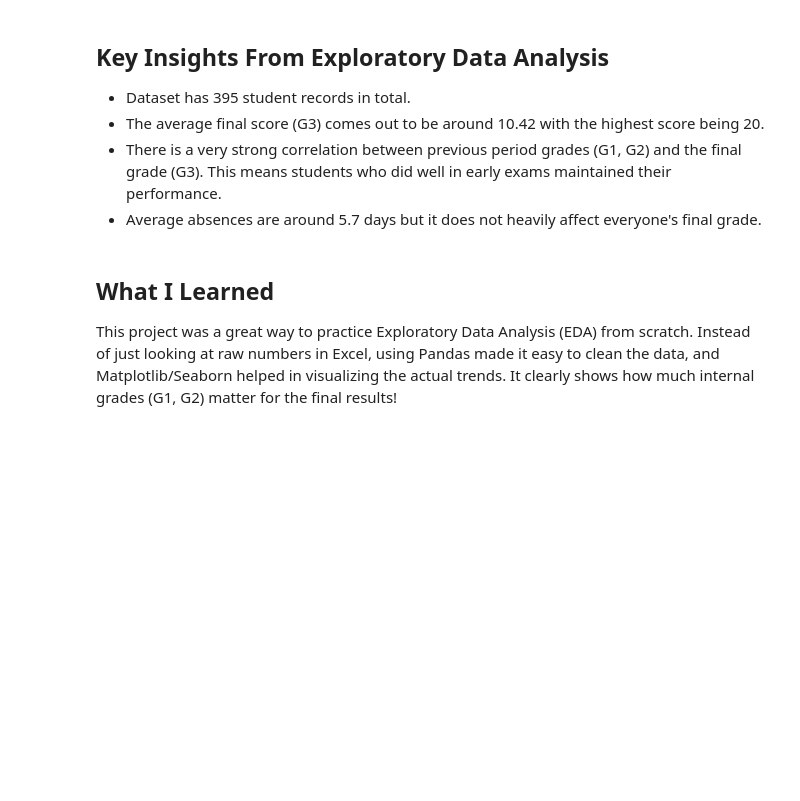
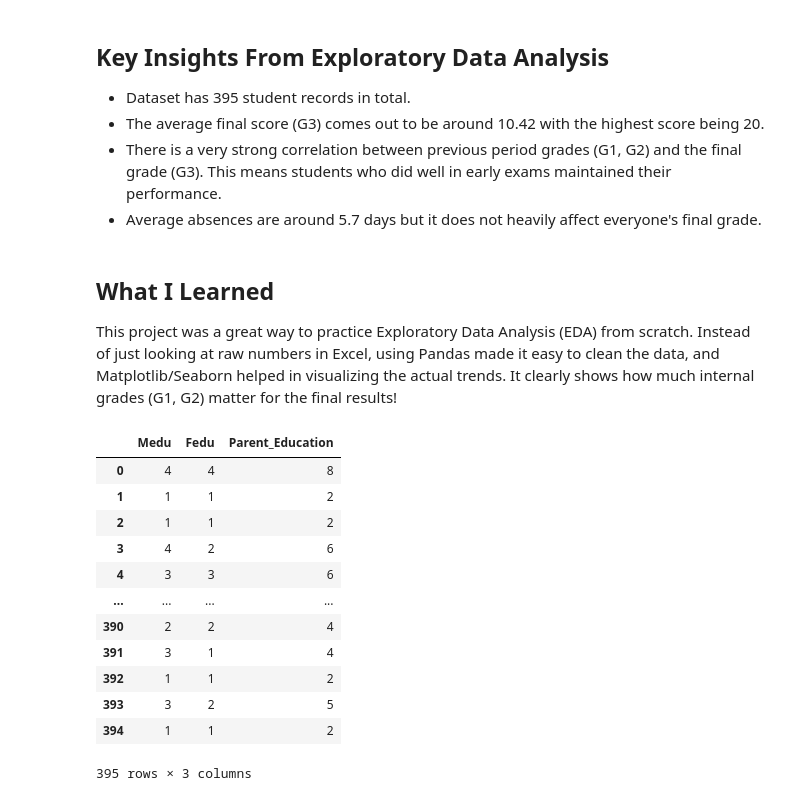
Before and after one commit to Khyaliram-ai/AI-DataScience-Portfolio, a Jupyter notebook: Student_Performance_Analysis_Project_Folder/Student_Performance_Analysis.ipynb, the cells around one changed output. Drawn from its saved outputs; the diff is of its cells as text; code cells hidden in the pictures; blank space fills up the shorter version.

```diff
--- a/Student_Performance_Analysis_Project_Folder/Student_Performance_Analysis.ipynb
+++ b/Student_Performance_Analysis_Project_Folder/Student_Performance_Analysis.ipynb
@@ -566,0 +572,16 @@ Instead of just looking at raw numbers in Excel, using Pandas made it easy to cl
+# %%
+df[["Medu","Fedu","Parent_Education"]]
+# %% [output]
+|  | Medu | Fedu | Parent_Education |
+| 0 | 4 | 4 | 8 |
+| 1 | 1 | 1 | 2 |
+| 2 | 1 | 1 | 2 |
+| 3 | 4 | 2 | 6 |
+| 4 | 3 | 3 | 6 |
+| ... | ... | ... | ... |
+| 390 | 2 | 2 | 4 |
+| 391 | 3 | 1 | 4 |
+| 392 | 1 | 1 | 2 |
+| 393 | 3 | 2 | 5 |
+| 394 | 1 | 1 | 2 |
+395 rows × 3 columns
```
Also changed, not shown: parts of 3 cells of this notebook, 9 other files.
